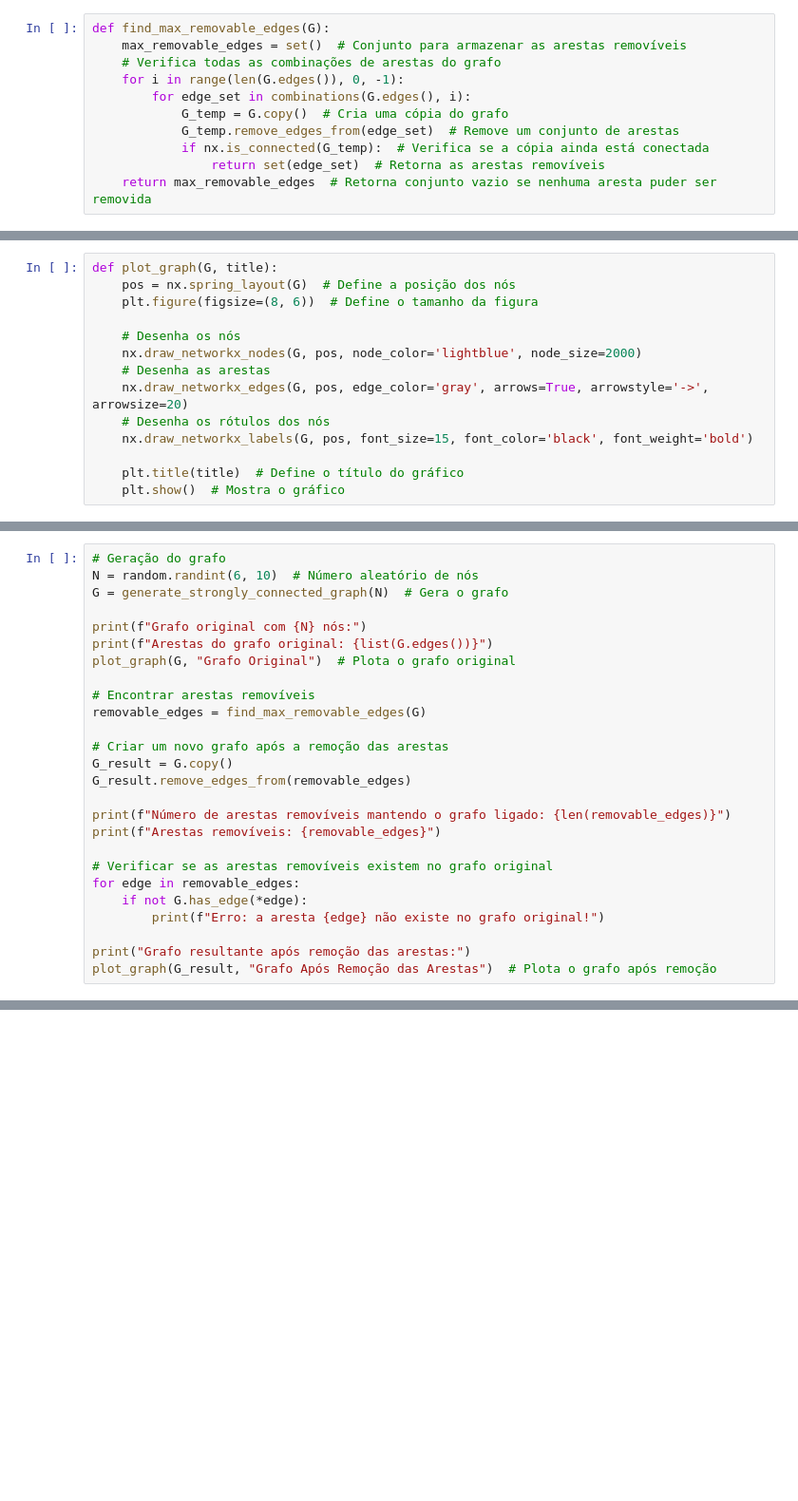
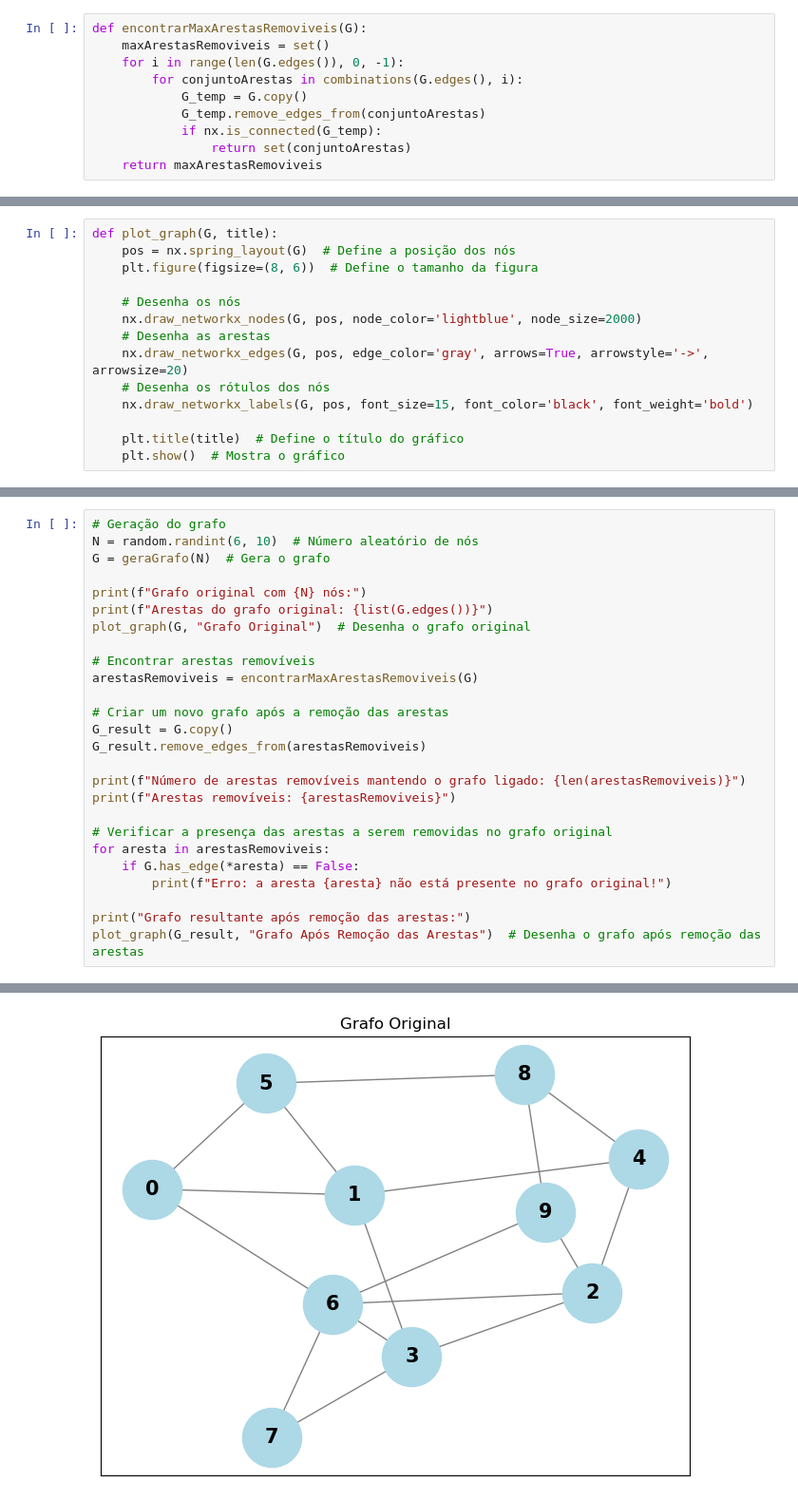
Before and after one commit to diogocsilva12/LC, a Jupyter notebook: TP1/TP2_EX2.ipynb, the cells around one changed output, grey strips where cells are left out. Shown at 95% size. Cells and saved outputs as stored; diff of their text form; blank space fills up the shorter version.

```diff
--- a/TP1/TP2_EX2.ipynb
+++ b/TP1/TP2_EX2.ipynb
@@ -52,11 +87,10 @@ A função find_max_removable_edges(G) verifica quais arestas podem ser removida
 # %%
-def find_max_removable_edges(G):
-    max_removable_edges = set()  # Conjunto para armazenar as arestas removíveis
-    # Verifica todas as combinações de arestas do grafo
+def encontrarMaxArestasRemoviveis(G):
+    maxArestasRemoviveis = set()
     for i in range(len(G.edges()), 0, -1):
-        for edge_set in combinations(G.edges(), i):
-            G_temp = G.copy()  # Cria uma cópia do grafo
-            G_temp.remove_edges_from(edge_set)  # Remove um conjunto de arestas
-            if nx.is_connected(G_temp):  # Verifica se a cópia ainda está conectada
-                return set(edge_set)  # Retorna as arestas removíveis
-    return max_removable_edges  # Retorna conjunto vazio se nenhuma aresta puder ser removida
+        for conjuntoArestas in combinations(G.edges(), i):
+            G_temp = G.copy()
+            G_temp.remove_edges_from(conjuntoArestas)
+            if nx.is_connected(G_temp):
+                return set(conjuntoArestas)
+    return maxArestasRemoviveis
@@ -85,26 +131,27 @@ Encontra e remove as arestas que podem ser removidas mantendo a conectividade do
 # %%
 # Geração do grafo
 N = random.randint(6, 10)  # Número aleatório de nós
-G = generate_strongly_connected_graph(N)  # Gera o grafo
+G = geraGrafo(N)  # Gera o grafo
 
 print(f"Grafo original com {N} nós:")
 print(f"Arestas do grafo original: {list(G.edges())}")
-plot_graph(G, "Grafo Original")  # Plota o grafo original
+plot_graph(G, "Grafo Original")  # Desenha o grafo original
 
 # Encontrar arestas removíveis
-removable_edges = find_max_removable_edges(G)
+arestasRemoviveis = encontrarMaxArestasRemoviveis(G)
 
 # Criar um novo grafo após a remoção das arestas
 G_result = G.copy()
-G_result.remove_edges_from(removable_edges)
+G_result.remove_edges_from(arestasRemoviveis)
 
-print(f"Número de arestas removíveis mantendo o grafo ligado: {len(removable_edges)}")
-print(f"Arestas removíveis: {removable_edges}")
+print(f"Número de arestas removíveis mantendo o grafo ligado: {len(arestasRemoviveis)}")
+print(f"Arestas removíveis: {arestasRemoviveis}")
 
-# Verificar se as arestas removíveis existem no grafo original
-for edge in removable_edges:
-    if not G.has_edge(*edge):
-        print(f"Erro: a aresta {edge} não existe no grafo original!")
+# Verificar a presença das arestas a serem removidas no grafo original
+for aresta in arestasRemoviveis:
+    if G.has_edge(*aresta) == False:
+        print(f"Erro: a aresta {aresta} não está presente no grafo original!")
 
 print("Grafo resultante após remoção das arestas:")
-plot_graph(G_result, "Grafo Após Remoção das Arestas")  # Plota o grafo após remoção
+plot_graph(G_result, "Grafo Após Remoção das Arestas")  # Desenha o grafo após remoção das arestas
+# %% [output]
@@ -110,0 +160 @@ plot_graph(G_result, "Grafo Após Remoção das Arestas")  # Plota o grafo após
+[figure, added]
```
Also changed, not shown: parts of 12 cells of this notebook, 3 other files.
